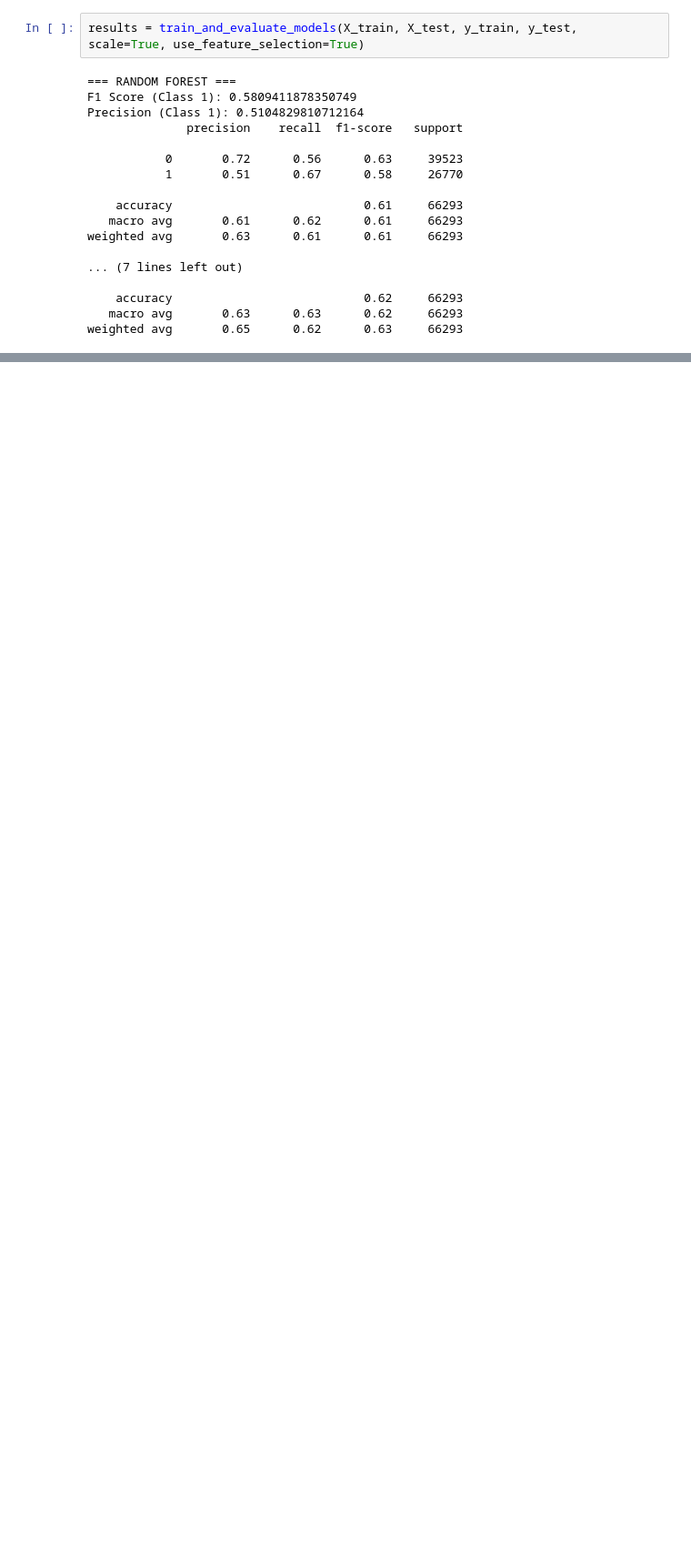
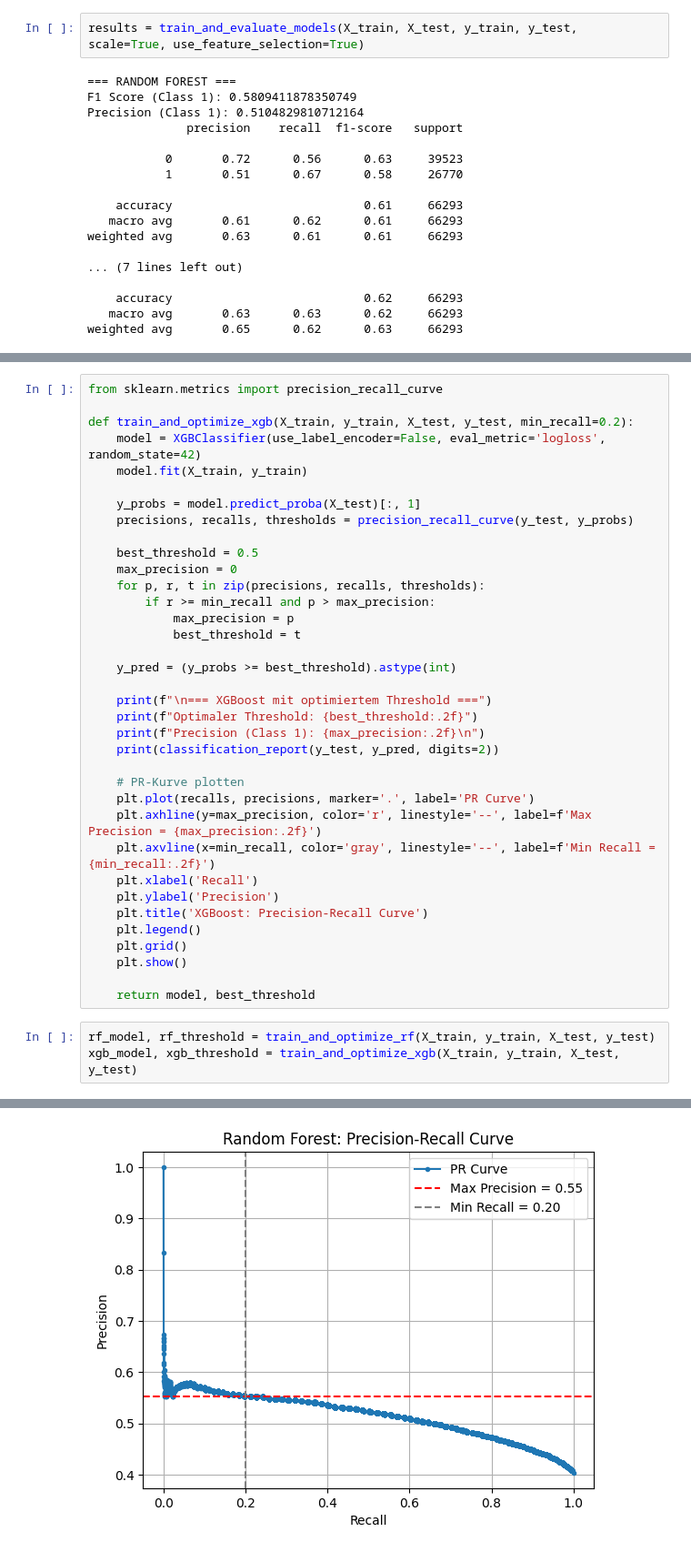
Before and after one commit to DAkemeier/kickstart_ml, a Jupyter notebook: DP_Model.ipynb, the cells around one changed output, grey strips where cells are left out. Shown at 91% size. Cells and saved outputs as stored; diff of their text form; blank space fills up the shorter version.

```diff
--- a/DP_Model.ipynb
+++ b/DP_Model.ipynb
@@ -534,0 +705,40 @@ weighted avg       0.65      0.62      0.63     66293
+# %%
+from sklearn.metrics import precision_recall_curve
+
+def train_and_optimize_xgb(X_train, y_train, X_test, y_test, min_recall=0.2):
+    model = XGBClassifier(use_label_encoder=False, eval_metric='logloss', random_state=42)
+    model.fit(X_train, y_train)
+
+    y_probs = model.predict_proba(X_test)[:, 1]
+    precisions, recalls, thresholds = precision_recall_curve(y_test, y_probs)
+
+    best_threshold = 0.5
+    max_precision = 0
+    for p, r, t in zip(precisions, recalls, thresholds):
+        if r >= min_recall and p > max_precision:
+            max_precision = p
+            best_threshold = t
+
+    y_pred = (y_probs >= best_threshold).astype(int)
+
+    print(f"\n=== XGBoost mit optimiertem Threshold ===")
+    print(f"Optimaler Threshold: {best_threshold:.2f}")
+    print(f"Precision (Class 1): {max_precision:.2f}\n")
+    print(classification_report(y_test, y_pred, digits=2))
+
+    # PR-Kurve plotten
+    plt.plot(recalls, precisions, marker='.', label='PR Curve')
+    plt.axhline(y=max_precision, color='r', linestyle='--', label=f'Max Precision = {max_precision:.2f}')
+    plt.axvline(x=min_recall, color='gray', linestyle='--', label=f'Min Recall = {min_recall:.2f}')
+    plt.xlabel('Recall')
+    plt.ylabel('Precision')
+    plt.title('XGBoost: Precision-Recall Curve')
+    plt.legend()
+    plt.grid()
+    plt.show()
+
+    return model, best_threshold
+# %%
+rf_model, rf_threshold = train_and_optimize_rf(X_train, y_train, X_test, y_test)
+xgb_model, xgb_threshold = train_and_optimize_xgb(X_train, y_train, X_test, y_test)
+# %% [output]
@@ -534,0 +757 @@ weighted avg       0.65      0.62      0.63     66293
+[figure, added]
```
Also changed, not shown: parts of 3 cells of this notebook.
